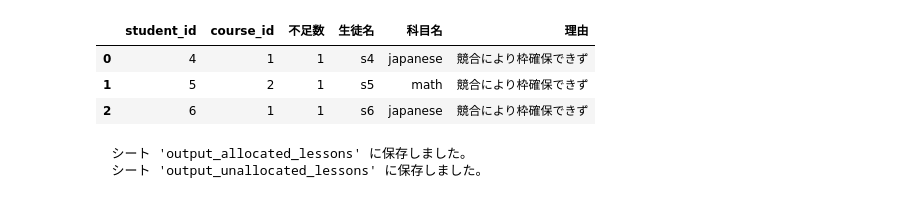
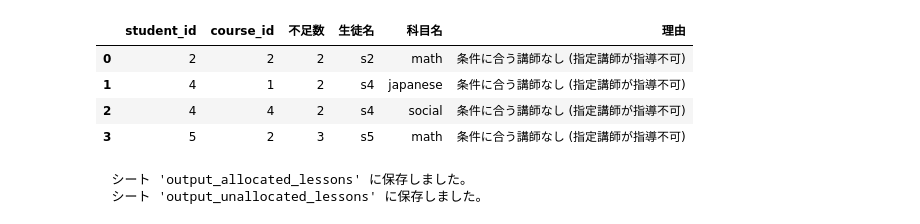
Before and after one commit to noritaketakamichi/manabie_auto_allocation_test, a Jupyter notebook: auto_allocation_test.ipynb, the cells around one changed output. Drawn from its saved outputs; the diff is of its cells as text; code cells hidden in the pictures.

```diff
--- a/auto_allocation_test.ipynb
+++ b/auto_allocation_test.ipynb
@@ -147,7 +172,7 @@ except Exception as e:
    問題なければ、次のセルで「最適化計算」を実行してください。
 # %%
 # ==========================================
-# 3. 最適化計算の実行とスプレッドシートへの保存
+# 3. 最適化計算の実行とスプレッドシートへの保存 (講師指定・回数制限版)
 # ==========================================
 
 print("--- 🧠 最適化計算を開始します ---")
@@ -170,9 +195,47 @@ try:
     for _, row in df_t_avail.iterrows():
         teacher_avail_set[row['teacher_id']].add(row['slot_id'])
 
+    # --- リクエスト情報の構築 (詳細化) ---
     requests = []
+    # 講師ごとの制限情報を格納する辞書: limit_constraints[(sid, cid, tid)] = max_slots
+    limit_constraints = {}
+
     for _, row in df_reqs.iterrows():
-        requests.append({'sid': row['student_id'], 'cid': row['course_id'], 'sessions': row['sessions']})
+        sid = row['student_id']
+        cid = row['course_id']
+        sessions = row['sessions']
+
+        # 希望講師リストを取得
+        desired_teachers = []
+
+        # 1〜3までループで取得
+        for i in range(1, 4):
+            t_col = f'desired_teacher_{i}'
+            limit_col = f'max_slot_{i}'
+
+            # 列が存在し、値が入っている場合のみ処理
+            if t_col in row and pd.notna(row[t_col]) and row[t_col] != '':
+                tid = row[t_col]
+                desired_teachers.append(tid)
+
+                # 上限数の取得
+                if limit_col in row and pd.notna(row[limit_col]) and row[limit_col] != '':
+                    limit = int(row[limit_col])
+                    limit_constraints[(sid, cid, tid)] = limit
+                else:
+                    # 空欄の場合は制限なし（=必要なコマ数分まではOK）
+                    limit_constraints[(sid, cid, tid)] = sessions
+
+        # もし希望講師が一人も書かれていなければ、制約なしとして全講師を対象にする
+        if not desired_teachers:
+            desired_teachers = [t for t in all_teachers if cid in teachable_dict.get(t, set())]
+
+        requests.append({
+            'sid': sid,
+            'cid': cid,
+            'sessions': sessions,
+            'allowed_teachers': desired_teachers
+        })
 
     all_slots = df_slots['id'].tolist()
     all_teachers = df_teachers['id'].tolist()
@@ -182,13 +245,16 @@ try:
     solver.SetTimeLimit(30000) # 30秒制限
 
     # 変数作成
-    x = {}
+    x = {} # x[sid, cid, tid, slid]
     print("  変数を生成中...")
+
     for req in requests:
         sid, cid = req['sid'], req['cid']
-        valid_teachers = [t for t in all_teachers if cid in teachable_dict.get(t, set())]
 
-        for tid in valid_teachers:
+        # ★指導可能かつ、希望リストに含まれている講師のみを対象にする
+        candidate_teachers = [t for t in req['allowed_teachers'] if cid in teachable_dict.get(t, set())]
+
+        for tid in candidate_teachers:
             # 共通の空きスロット
             common_slots = student_avail_set[sid].intersection(teacher_avail_set[tid])
             for slid in common_slots:
@@ -196,13 +262,21 @@ try:
 
     print(f"  -> 生成された組み合わせ候補数: {len(x)}")
 
-    # 制約条件
-    # 1. コマ数上限
+    # --- 制約条件 ---
+
+    # 1. コマ数上限（合計）
     for req in requests:
         sid, cid, sessions = req['sid'], req['cid'], req['sessions']
         relevant_vars = [v for (s, c, t, sl), v in x.items() if s == sid and c == cid]
         if relevant_vars:
             solver.Add(solver.Sum(relevant_vars) <= sessions)
+
+    # ★追加制約: 講師ごとのコマ数上限 (max_slot)
+    for (sid, cid, tid), limit in limit_constraints.items():
+        # この生徒・科目・講師に関連する変数を探す
+        relevant_vars = [v for (s, c, t, sl), v in x.items() if s == sid and c == cid and t == tid]
+        if relevant_vars:
+            solver.Add(solver.Sum(relevant_vars) <= limit)
 
     # 2. 同時受講禁止（生徒）
     for sid in s_map.keys():
@@ -254,32 +328,38 @@ try:
 
             if diff > 0:
                 reasons = []
-                # 講師はいるか
-                valid_ts = [t for t in all_teachers if cid in teachable_dict.get(t, set())]
+                # 候補講師
+                valid_ts = [t for t in req['allowed_teachers'] if cid in teachable_dict.get(t, set())]
+
                 if not valid_ts:
-                    reasons.append("指導講師なし")
+                    reasons.append("指定講師が指導不可")
 
                 # 空きはあるか検証
                 has_slot_potential = False
                 for tid in valid_ts:
                     base_common = student_avail_set[sid].intersection(teacher_avail_set[tid])
+
+                    # 講師ごとの回数制限チェック
+                    current_assign = len([row for row in allocated if row[1]==sid and row[3]==cid and row[2]==tid])
+                    limit = limit_constraints.get((sid, cid, tid), 999)
+
+                    if current_assign >= limit:
+                         reasons.append(f"{t_map.get(tid)}:上限({limit})到達")
+                         continue
+
                     for sl in base_common:
                         # 本来空いてるが、結果的に埋まったか？
                         if sl not in student_busy[sid] and sl not in teacher_busy[tid]:
-                            reasons.append(f"空き枠あり(S{sl})だが選ばれず")
+                            reasons.append(f"空き枠あり(S{sl}-{t_map.get(tid)})")
                             has_slot_potential = True
-                        elif sl in student_busy[sid]:
-                             # 生徒が他の授業
-                             pass
-                        elif sl in teacher_busy[tid]:
-                             # 講師が他の授業
-                             pass
 
                 msg = "競合により枠確保できず"
-                if not valid_ts: msg = "対応講師なし"
+                if not valid_ts: msg = "条件に合う講師なし"
                 elif has_slot_potential: msg = "計算打ち切り等の可能性あり"
 
-                unallocated.append([sid, cid, diff, s_map.get(sid), c_map.get(cid), msg])
+                # 理由を文字列化
+                reason_str = "; ".join(reasons[:5])
+                unallocated.append([sid, cid, diff, s_map.get(sid), c_map.get(cid), f"{msg} ({reason_str})"])
 
         # 出力
         df_out = pd.DataFrame(allocated, columns=['slot_id', 'student_id', 'teacher_id', 'course_id', '日時', '生徒名', '講師名', '科目名']).sort_values(['slot_id', 'student_id'])
@@ -328,6 +408,7 @@ except Exception as e:
 |  | student_id | course_id | 不足数 | 生徒名 | 科目名 | 理由 |
-| 0 | 4 | 1 | 1 | s4 | japanese | 競合により枠確保できず |
-| 1 | 5 | 2 | 1 | s5 | math | 競合により枠確保できず |
-| 2 | 6 | 1 | 1 | s6 | japanese | 競合により枠確保できず |
+| 0 | 2 | 2 | 2 | s2 | math | 条件に合う講師なし (指定講師が指導不可) |
+| 1 | 4 | 1 | 2 | s4 | japanese | 条件に合う講師なし (指定講師が指導不可) |
+| 2 | 4 | 4 | 2 | s4 | social | 条件に合う講師なし (指定講師が指導不可) |
+| 3 | 5 | 2 | 3 | s5 | math | 条件に合う講師なし (指定講師が指導不可) |
   シート 'output_allocated_lessons' に保存しました。
   シート 'output_unallocated_lessons' に保存しました。
```
Also changed, not shown: parts of 4 cells of this notebook.
